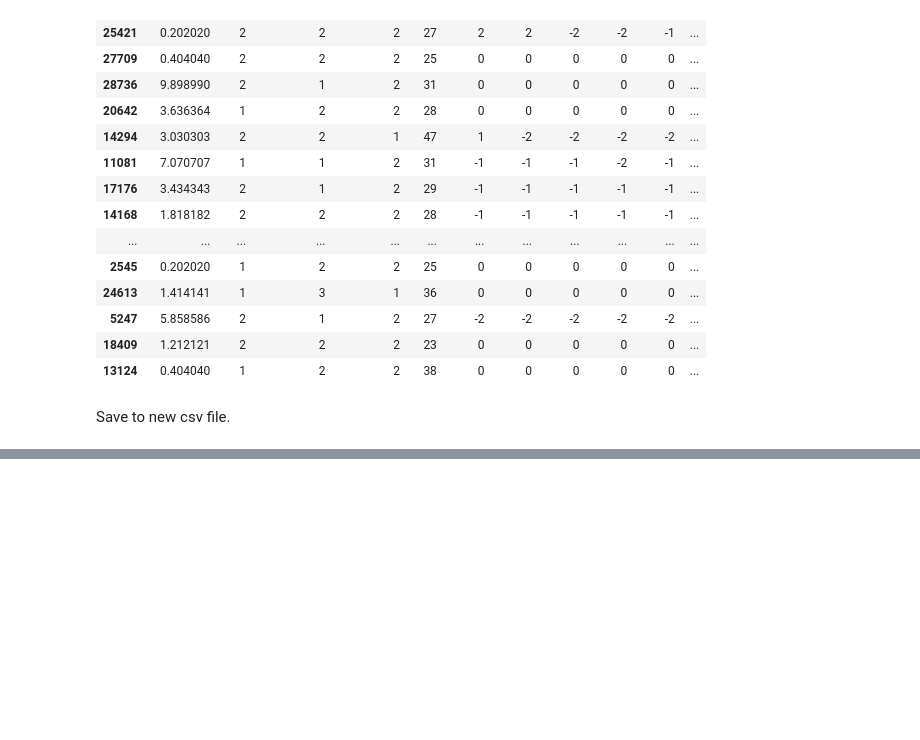
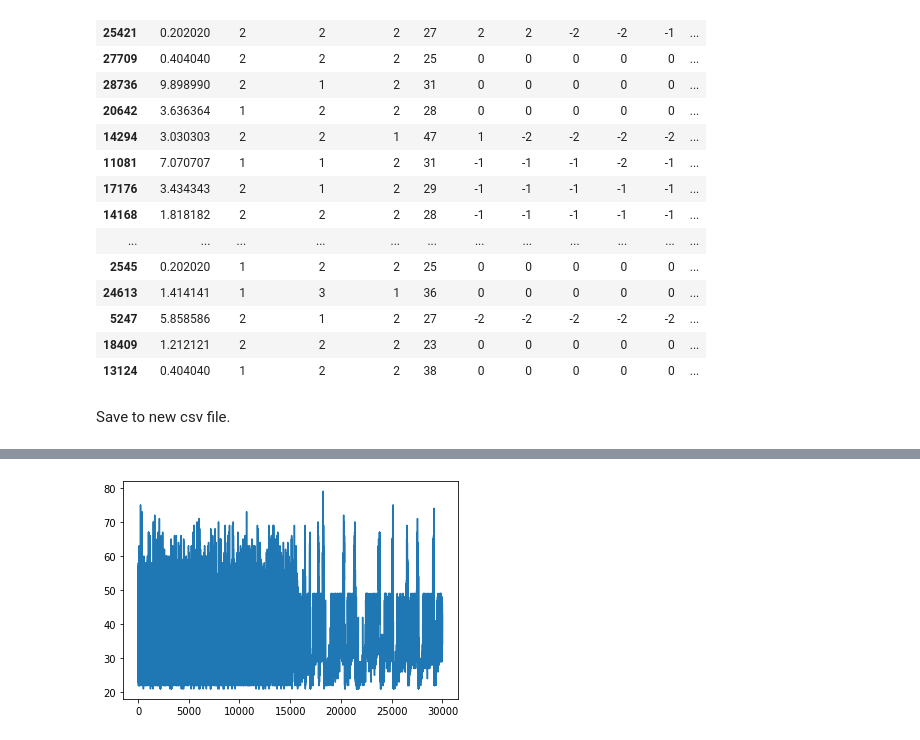
Before and after one commit to evillag/xtol_m5, a Jupyter notebook: EDA_M5T2.ipynb, the cells around one changed output, grey strips where cells are left out. Drawn from its saved outputs; the diff is of its cells as text; code cells hidden in the pictures; blank space fills up the shorter version.

```diff
--- a/EDA_M5T2.ipynb
+++ b/EDA_M5T2.ipynb
@@ -246,0 +272,5 @@ credit.to_csv('normalized_credit_df.csv')
+# %%
+plt.plot(credit[['AGE']])
+plt.show()
+# %% [output]
+[figure, added]
```
Also changed, not shown: parts of 15 cells of this notebook.
